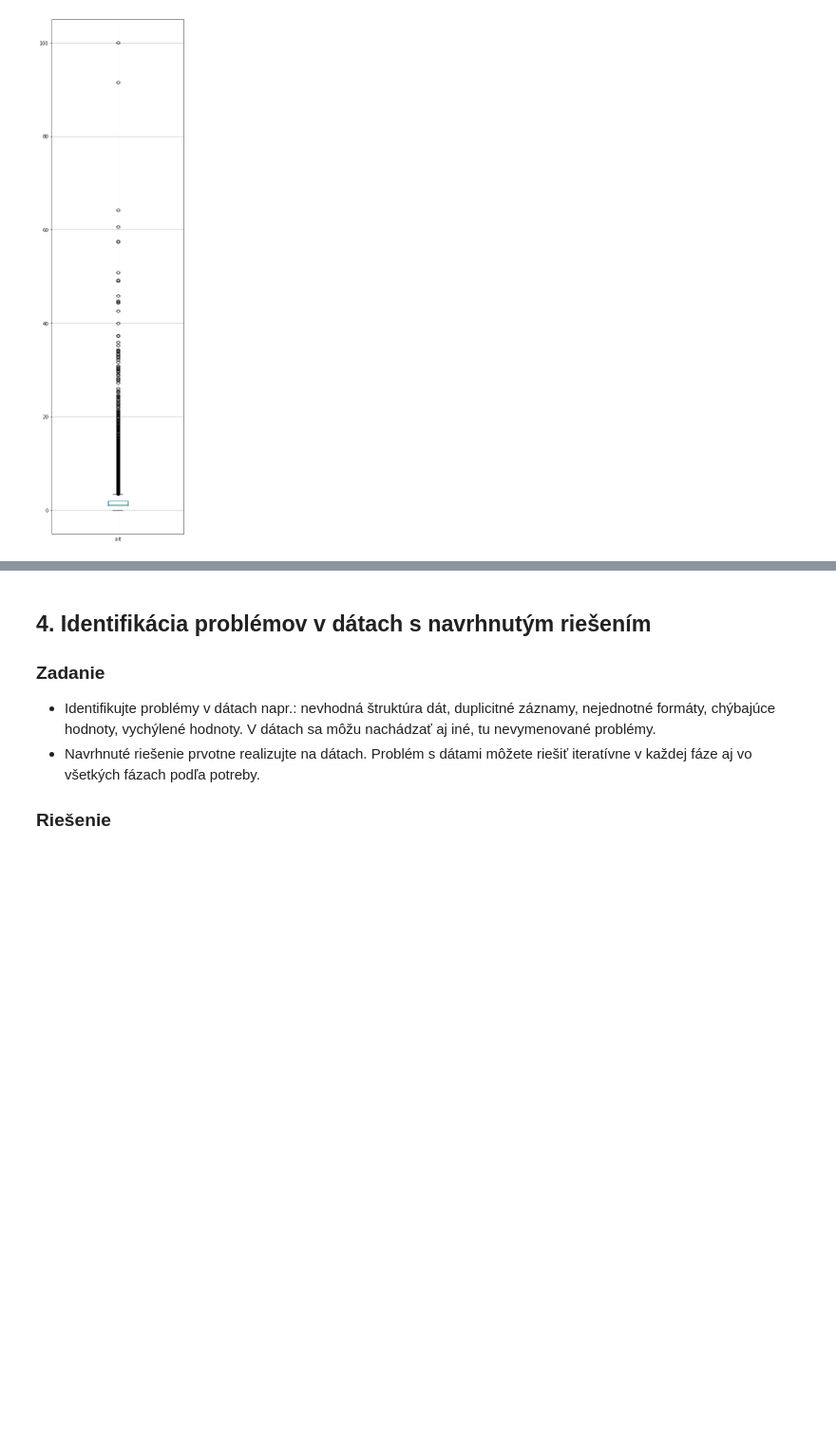
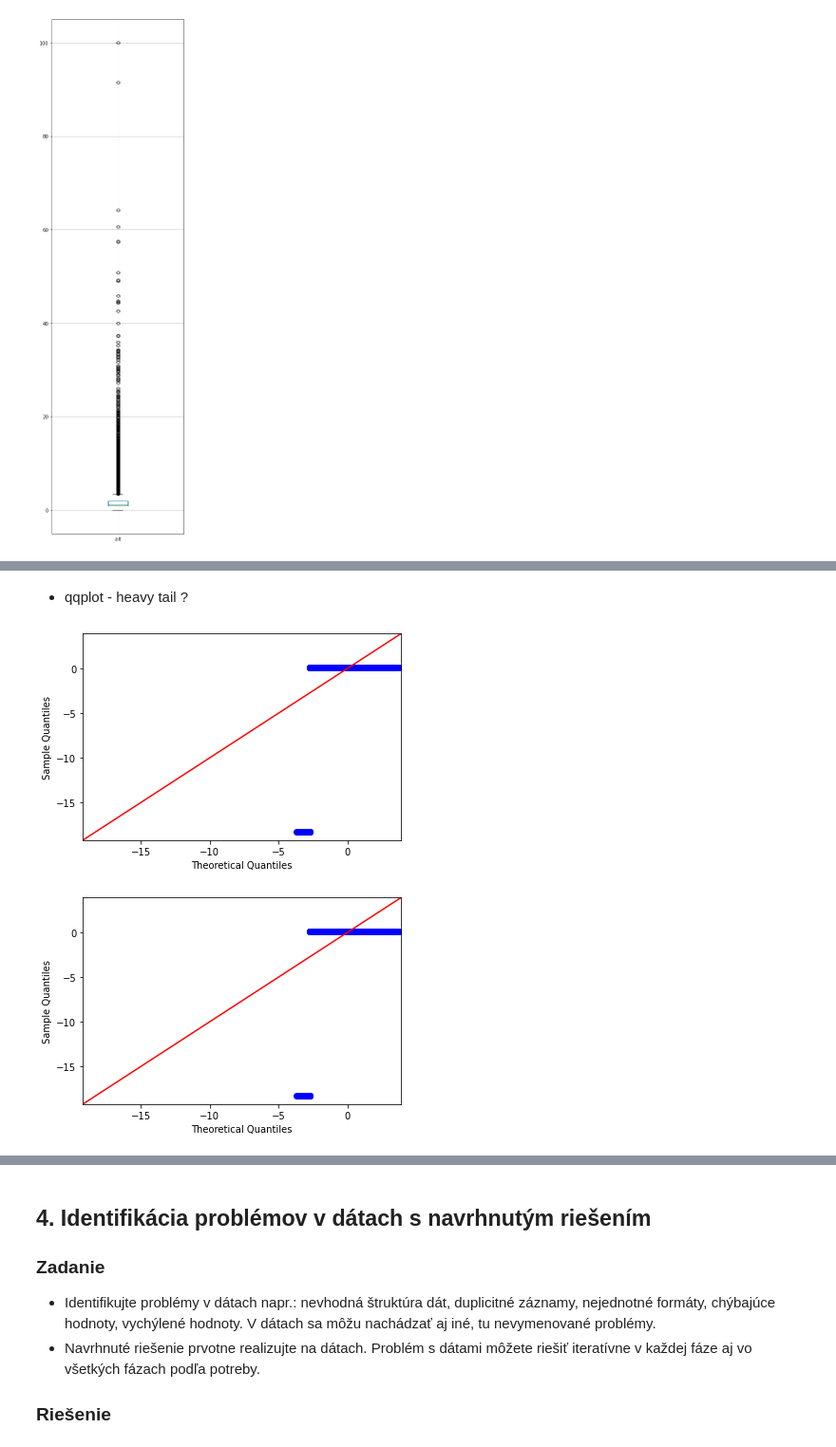
Before and after one commit to Matovic/Chronic-Lymphocytic-Leukemia, a Jupyter notebook: 1-EDA.ipynb, the cells around one changed output, grey strips where cells are left out. Shown at 95% size. Drawn from its saved outputs; the diff is of its cells as text; code cells hidden in the pictures; blank space fills up the shorter version.

```diff
--- a/1-EDA.ipynb
+++ b/1-EDA.ipynb
@@ -373,0 +459,7 @@ df_labor.boxplot("alt", figsize=(5,20))
+# %% [markdown]
+ - qqplot - heavy tail ?
+# %%
+sm.ProbPlot((~df_labor.hemoglobin.isna()),fit=True).qqplot(line='45')
+# %% [output]
+[figure, added]
+[figure, added]
```
Also changed, not shown: parts of 13 cells of this notebook.
